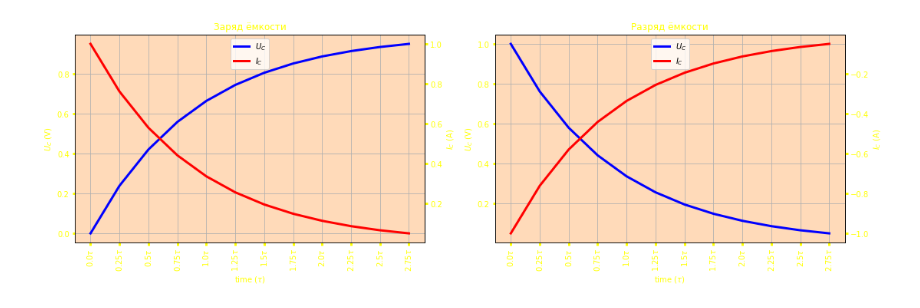
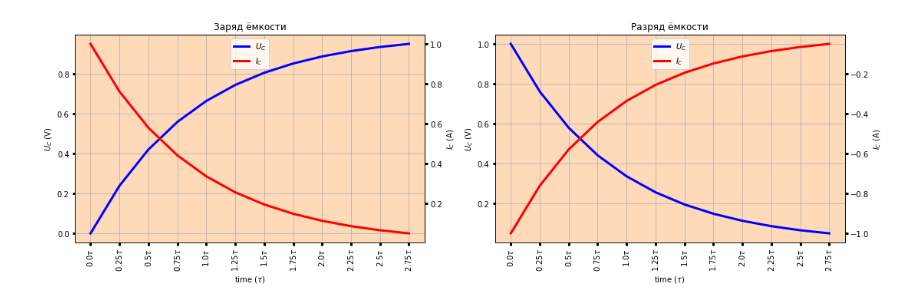
Before and after one commit to vika-sonne/JupiterNotebooks, a Jupyter notebook: Заряд, разряд ёмкости.ipynb, the cells around one changed output. Drawn from its saved outputs; the diff is of its cells as text; code cells hidden in the pictures.

```diff
--- a/Заряд, разряд ёмкости.ipynb
+++ b/Заряд, разряд ёмкости.ipynb
@@ -34,32 +59,32 @@ class CR():
 # %%
 %matplotlib inline
 import matplotlib.pyplot as plt
 import numpy
 cr1 = CR(1, 1)
 fig, (ax_charge, ax_discharge) = plt.subplots(1, 2)
 num_points, tau_miltiply, u = 12, 3, 1
 x_range = numpy.linspace(0, cr1.tau*tau_miltiply, num=num_points)
 fig.set_size_inches(18, 5)
 
 def plot_u_i(ax, u_data, i_data, title):
     p1 = ax.plot(x_range, u_data, linewidth=3, color='blue', label='$U_C$')
     ax.set(xlabel='time ($ \\tau $)', ylabel='$U_C$ (V)', facecolor='peachpuff', title=title)
     ax2 = ax.twinx()
     p2 = ax2.plot(x_range, i_data, linewidth=3, color='red', label='$I_C$')
-    ax2.set(ylabel='$I_C$ (A)') ; ax2.tick_params(axis='y', colors='yellow')
-    ax2.yaxis.label.set_color('yellow')
+    ax2.set(ylabel='$I_C$ (A)')
+    # ax2.tick_params(axis='y', colors='yellow') ; ax2.yaxis.label.set_color('yellow')
     ax2.tick_params(width=3)
-    ax.tick_params(axis='x', colors='yellow') ; ax.tick_params(axis='y', colors='yellow')
-    ax.xaxis.label.set_color('yellow') ; ax.yaxis.label.set_color('yellow')
+    # ax.tick_params(axis='x', colors='yellow') ; ax.tick_params(axis='y', colors='yellow')
+    # ax.xaxis.label.set_color('yellow') ; ax.yaxis.label.set_color('yellow')
     ax.set_xticks(x_range)
     ax.tick_params(axis='x', rotation=90)
     ax.set_xticklabels([ '${}\\tau$'.format((i*tau_miltiply)/num_points) for i in range(num_points) ])
     ax.tick_params(width=3)
     ax.grid()
-    ax.title.set_color('yellow')
+    # ax.title.set_color('yellow')
     ax.legend([p1[0], p2[0]], [p1[0].get_label(), p2[0].get_label()], loc='upper center')
 
 plot_u_i(ax_charge, [ cr1.charge_u(u, i) for i in x_range ], [ cr1.charge_i(u, i) for i in x_range ], 'Заряд ёмкости')
 plot_u_i(ax_discharge, [ cr1.discharge_u(u, i) for i in x_range ], [ cr1.discharge_i(u, i) for i in x_range ], 'Разряд ёмкости')
 # %% [output]
-[figure, old version]
+[figure, new version]
```
Also changed, not shown: parts of 1 cell of this notebook, 2 other files.
